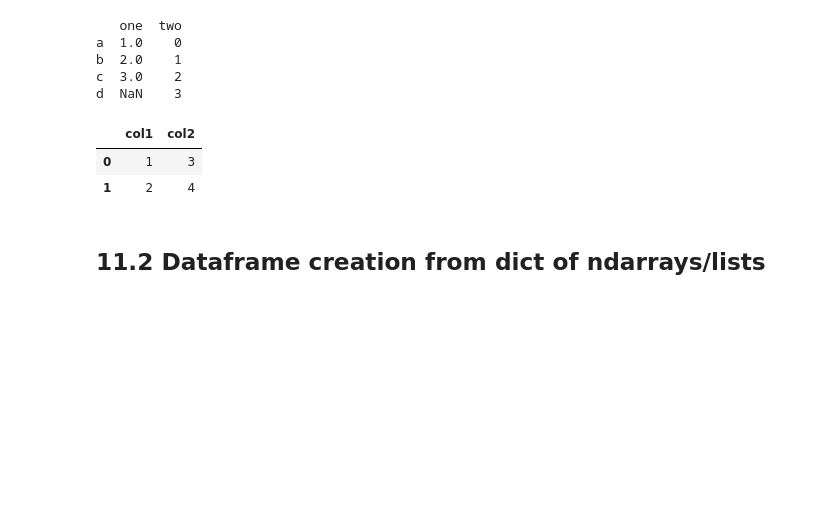
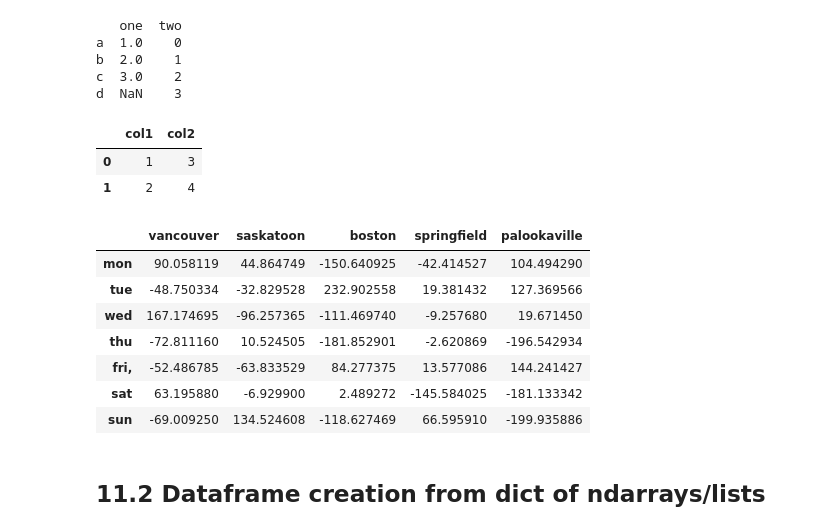
Before and after one commit to shaaagri/iat-481-wk1, a Jupyter notebook: Introduction_to_Python.ipynb, the cells around one changed output. Drawn from its saved outputs; the diff is of its cells as text; code cells hidden in the pictures; blank space fills up the shorter version.

```diff
--- a/Introduction_to_Python.ipynb
+++ b/Introduction_to_Python.ipynb
@@ -1689,6 +1709,28 @@ d  NaN    3
 |  | col1 | col2 |
 | 0 | 1 | 3 |
 | 1 | 2 | 4 |
+# %%
+# Student contribution: Another example of creating a new DataFrame our of a dict of Series
+
+cities_data = {
+    'vancouver': pd.Series(np.random.randn(7) * 100, index=['mon', 'tue', 'wed', 'thu', 'fri,', 'sat', 'sun']),
+    'saskatoon': pd.Series(np.random.randn(7) * 100, index=['mon', 'tue', 'wed', 'thu', 'fri,', 'sat', 'sun']),
+    'boston': pd.Series(np.random.randn(7) * 100, index=['mon', 'tue', 'wed', 'thu', 'fri,', 'sat', 'sun']),
+    'springfield': pd.Series(np.random.randn(7) * 100, index=['mon', 'tue', 'wed', 'thu', 'fri,', 'sat', 'sun']),
+    'palookaville': pd.Series(np.random.randn(7) * 100, index=['mon', 'tue', 'wed', 'thu', 'fri,', 'sat', 'sun'])
+}
+
+df = pd.DataFrame(cities_data)
+df
+# %% [output]
+|  | vancouver | saskatoon | boston | springfield | palookaville |
+| mon | 90.058119 | 44.864749 | -150.640925 | -42.414527 | 104.494290 |
+| tue | -48.750334 | -32.829528 | 232.902558 | 19.381432 | 127.369566 |
+| wed | 167.174695 | -96.257365 | -111.469740 | -9.257680 | 19.671450 |
+| thu | -72.811160 | 10.524505 | -181.852901 | -2.620869 | -196.542934 |
+| fri, | -52.486785 | -63.833529 | 84.277375 | 13.577086 | 144.241427 |
+| sat | 63.195880 | -6.929900 | 2.489272 | -145.584025 | -181.133342 |
+| sun | -69.009250 | 134.524608 | -118.627469 | 66.595910 | -199.935886 |
 # %% [markdown]
 ## 11.2  Dataframe creation from dict of ndarrays/lists
 # %% [markdown]
```
Also changed, not shown: parts of 6 cells of this notebook.
